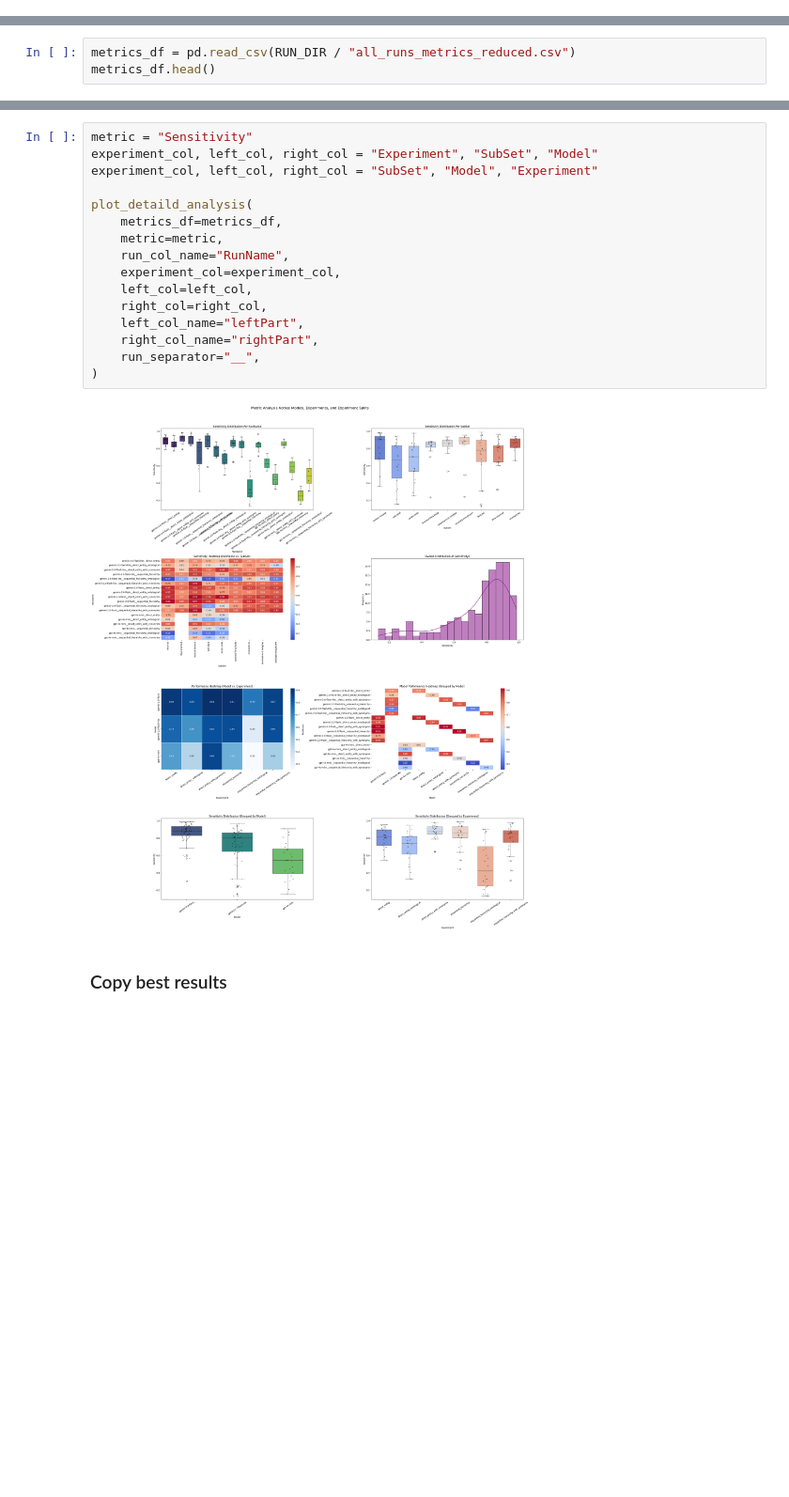
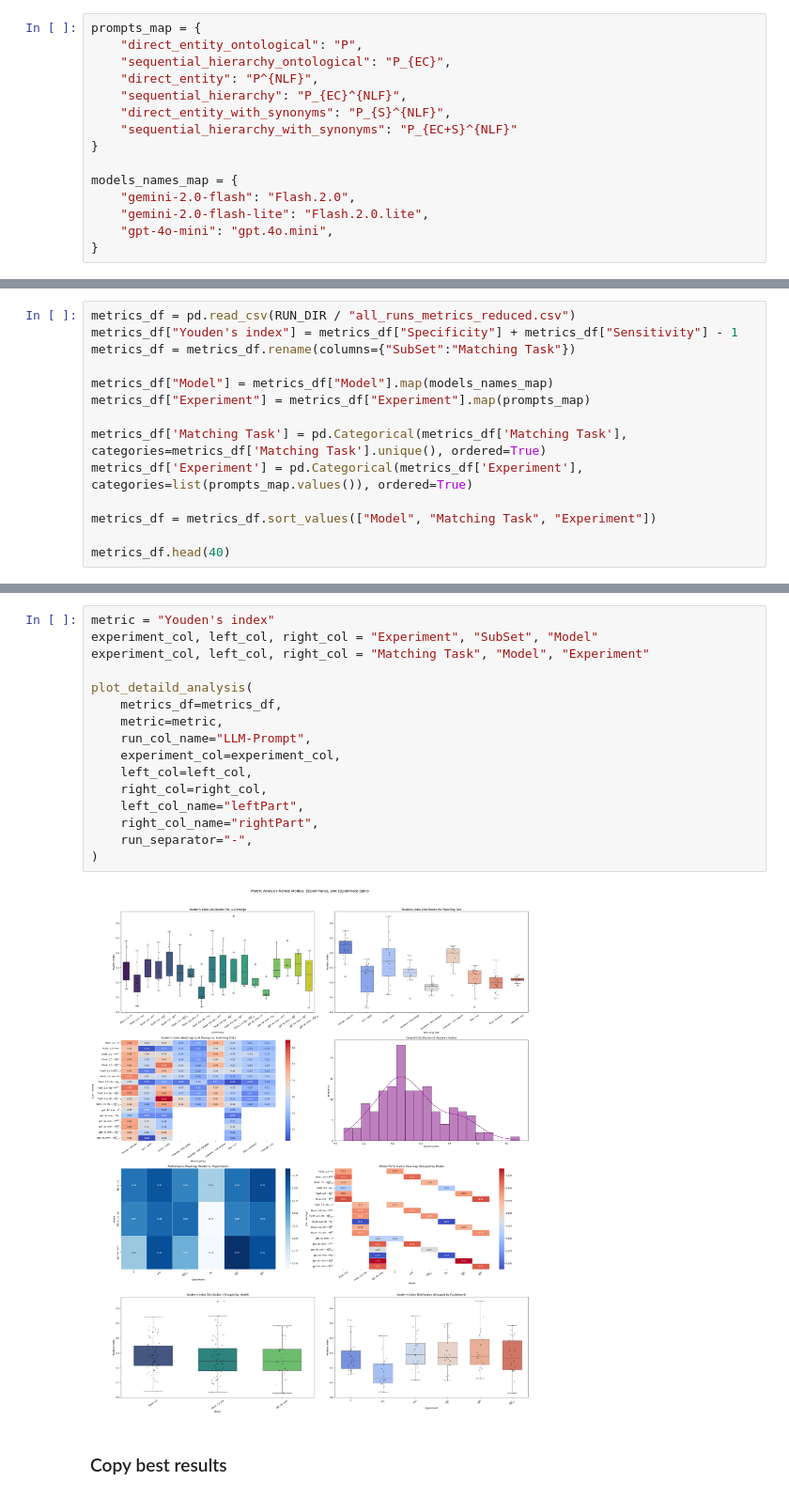
Before and after one commit to city-artificial-intelligence/logmap-llm-exp, a Jupyter notebook: notebooks/analyze_results.ipynb, the cells around one changed output, grey strips where cells are left out. Shown at 94% size. Saved outputs shown, nothing was run; the diff lists cells and outputs as text; blank space fills up the shorter version.

Commit message:
updated largebio pairs, metrics and visualizations

```diff
--- a/notebooks/analyze_results.ipynb
+++ b/notebooks/analyze_results.ipynb
@@ -136,3 +153,18 @@ def plot_detaild_analysis(
 
     plt.tight_layout(rect=[0, 0, 1, 0.96])
     plt.show()
+# %%
+prompts_map = {
+    "direct_entity_ontological": "P",
+    "sequential_hierarchy_ontological": "P_{EC}",
+    "direct_entity": "P^{NLF}",
+    "sequential_hierarchy": "P_{EC}^{NLF}",
+    "direct_entity_with_synonyms": "P_{S}^{NLF}",
+    "sequential_hierarchy_with_synonyms": "P_{EC+S}^{NLF}"
+}
+
+models_names_map = {
+    "gemini-2.0-flash": "Flash.2.0",
+    "gemini-2.0-flash-lite": "Flash.2.0.lite",
+    "gpt-4o-mini": "gpt.4o.mini",
+}
@@ -139,4 +199,15 @@ def plot_detaild_analysis(
 # %%
 metrics_df = pd.read_csv(RUN_DIR / "all_runs_metrics_reduced.csv")
-metrics_df.head()
+metrics_df["Youden's index"] = metrics_df["Specificity"] + metrics_df["Sensitivity"] - 1
+metrics_df = metrics_df.rename(columns={"SubSet":"Matching Task"})
+
+metrics_df["Model"] = metrics_df["Model"].map(models_names_map)
+metrics_df["Experiment"] = metrics_df["Experiment"].map(prompts_map)
+
+metrics_df['Matching Task'] = pd.Categorical(metrics_df['Matching Task'], categories=metrics_df['Matching Task'].unique(), ordered=True)
+metrics_df['Experiment'] = pd.Categorical(metrics_df['Experiment'], categories=list(prompts_map.values()), ordered=True)
+
+metrics_df = metrics_df.sort_values(["Model", "Matching Task", "Experiment"])
+
+metrics_df.head(40)
 # %% [output]
@@ -149,21 +231,21 @@ metrics_df.head()
 # %%
-metric = "Sensitivity"
+metric = "Youden's index"
 experiment_col, left_col, right_col = "Experiment", "SubSet", "Model"
-experiment_col, left_col, right_col = "SubSet", "Model", "Experiment"
+experiment_col, left_col, right_col = "Matching Task", "Model", "Experiment"
 
 plot_detaild_analysis(
     metrics_df=metrics_df,
     metric=metric,
-    run_col_name="RunName",
+    run_col_name="LLM-Prompt",
     experiment_col=experiment_col,
     left_col=left_col,
     right_col=right_col,
     left_col_name="leftPart",
     right_col_name="rightPart",
-    run_separator="__",
+    run_separator="-",
 )
 # %% [output]
-[figure, old version]
+[figure, new version]
 # %% [markdown]
 ### Copy best results
 # %%
```
Also changed, not shown: parts of 8 cells of this notebook, 6 other files.
